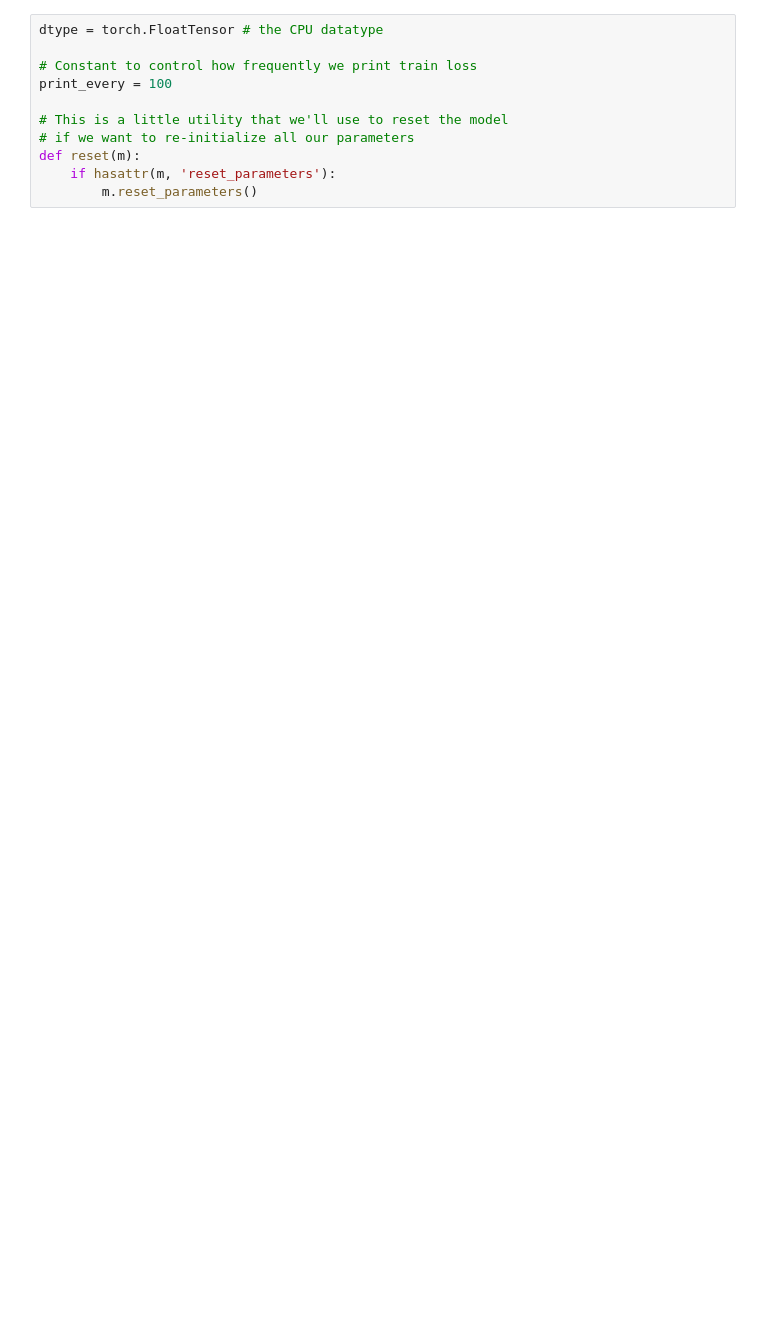
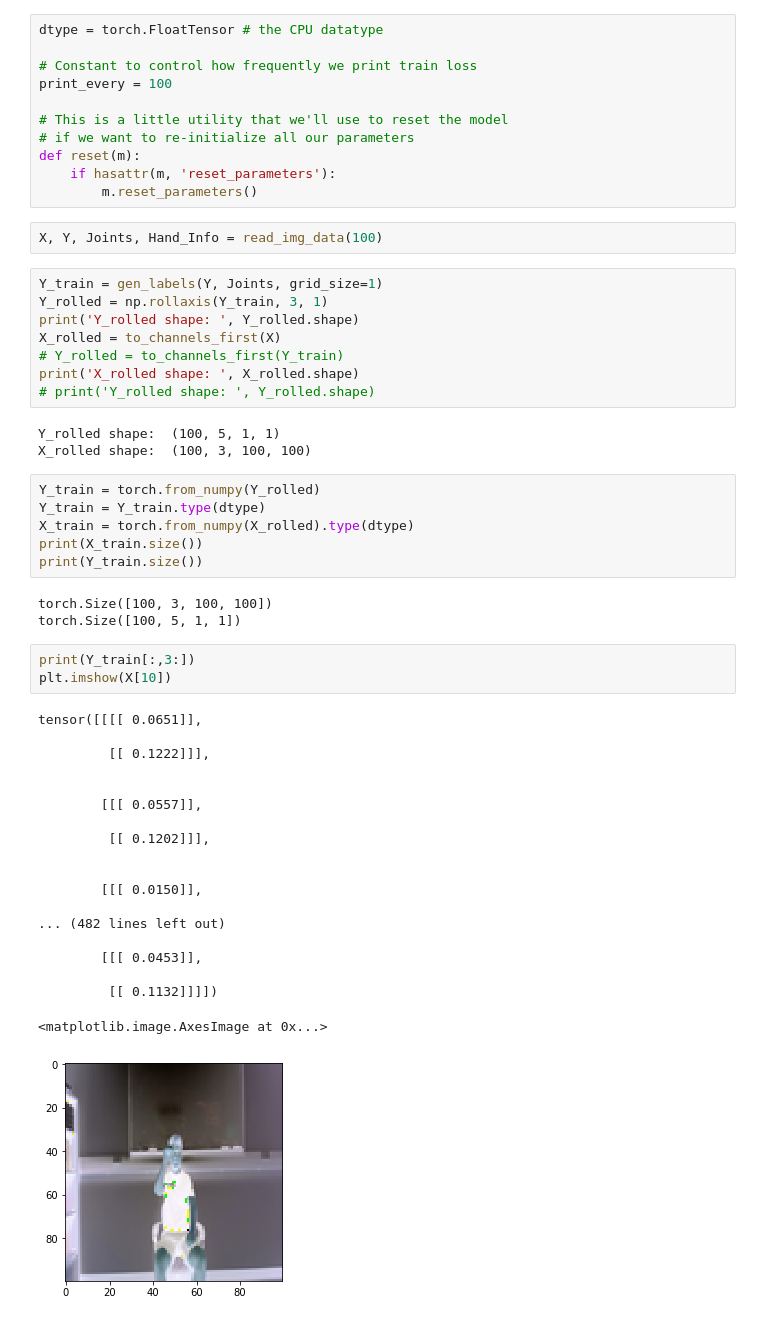
Before and after one commit to lujohn/175_project, a Jupyter notebook: John's Notebook.ipynb, the cells around one changed output. Cells and saved outputs as stored; diff of their text form; blank space fills up the shorter version.

```diff
--- a/John's Notebook.ipynb
+++ b/John's Notebook.ipynb
@@ -114,3 +88,48 @@ print_every = 100
 def reset(m):
     if hasattr(m, 'reset_parameters'):
         m.reset_parameters()
+# %%
+X, Y, Joints, Hand_Info = read_img_data(100)
+# %%
+Y_train = gen_labels(Y, Joints, grid_size=1)
+Y_rolled = np.rollaxis(Y_train, 3, 1)
+print('Y_rolled shape: ', Y_rolled.shape)
+X_rolled = to_channels_first(X)
+# Y_rolled = to_channels_first(Y_train)
+print('X_rolled shape: ', X_rolled.shape)
+# print('Y_rolled shape: ', Y_rolled.shape)
+# %% [output]
+Y_rolled shape:  (100, 5, 1, 1)
+X_rolled shape:  (100, 3, 100, 100)
+# %%
+Y_train = torch.from_numpy(Y_rolled)
+Y_train = Y_train.type(dtype)
+X_train = torch.from_numpy(X_rolled).type(dtype)
+print(X_train.size())
+print(Y_train.size())
+# %% [output]
+torch.Size([100, 3, 100, 100])
+torch.Size([100, 5, 1, 1])
+# %%
+print(Y_train[:,3:])
+plt.imshow(X[10])
+# %% [output]
+tensor([[[[ 0.0651]],
+
+         [[ 0.1222]]],
+
+
+        [[[ 0.0557]],
+
+         [[ 0.1202]]],
+
+
+        [[[ 0.0150]],
+
+... (482 lines left out)
+
+        [[[ 0.0453]],
+
+         [[ 0.1132]]]])
+<matplotlib.image.AxesImage at 0x...>
+[figure, added]
```
Also changed, not shown: parts of 25 cells of this notebook, 1 other file.
